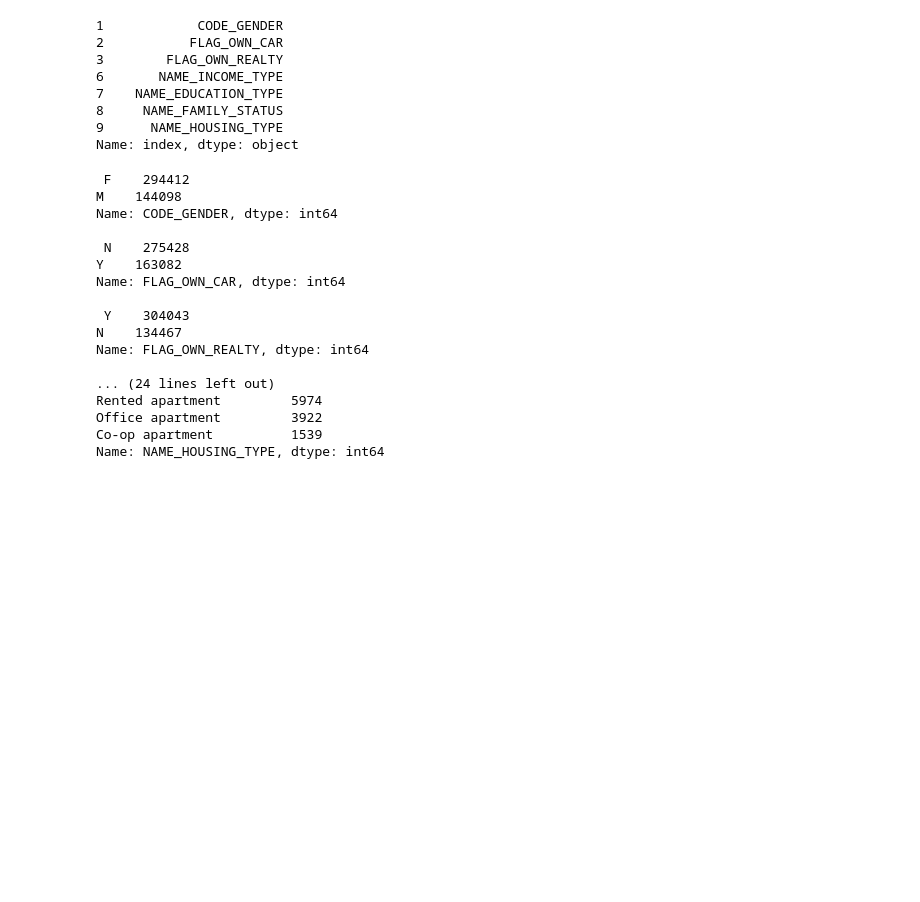
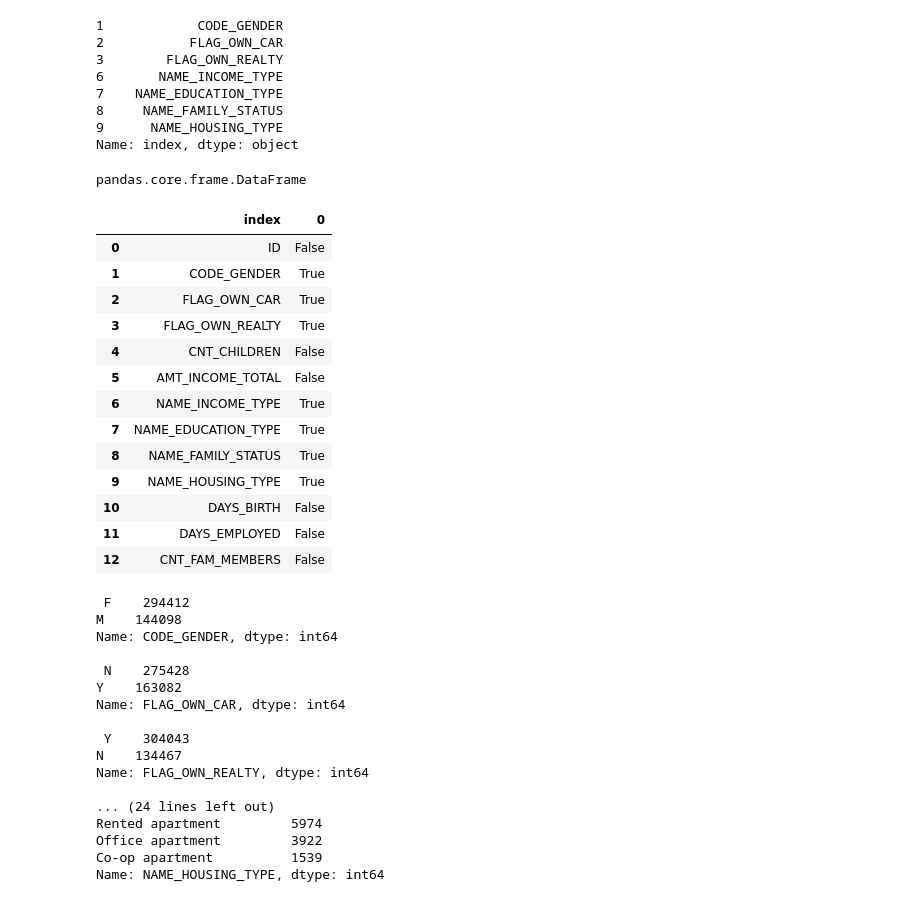
Before and after one commit to devrj12/Springboard, a Jupyter notebook: Credit/Notebooks/Data_wrangling.ipynb, the cells around one changed output. Saved outputs shown, nothing was run; the diff lists cells and outputs as text; code cells hidden in the pictures; blank space fills up the shorter version.

```diff
--- a/Credit/Notebooks/Data_wrangling.ipynb
+++ b/Credit/Notebooks/Data_wrangling.ipynb
@@ -257,6 +290,27 @@ object_type
 8     NAME_FAMILY_STATUS
 9      NAME_HOUSING_TYPE
 Name: index, dtype: object
+# %%
+type(objects_data)
+# %% [output]
+pandas.core.frame.DataFrame
+# %%
+objects_data
+# %% [output]
+|  | index | 0 |
+| 0 | ID | False |
+| 1 | CODE_GENDER | True |
+| 2 | FLAG_OWN_CAR | True |
+| 3 | FLAG_OWN_REALTY | True |
+| 4 | CNT_CHILDREN | False |
+| 5 | AMT_INCOME_TOTAL | False |
+| 6 | NAME_INCOME_TYPE | True |
+| 7 | NAME_EDUCATION_TYPE | True |
+| 8 | NAME_FAMILY_STATUS | True |
+| 9 | NAME_HOUSING_TYPE | True |
+| 10 | DAYS_BIRTH | False |
+| 11 | DAYS_EMPLOYED | False |
+| 12 | CNT_FAM_MEMBERS | False |
 # %%
 # First, let's check what data the columns contain so that we can properly train our model. Since we see that
 # there are quite a lot of important parameters, we will try to translate all this into numerical values.
```
Also changed, not shown: parts of 20 cells of this notebook.
